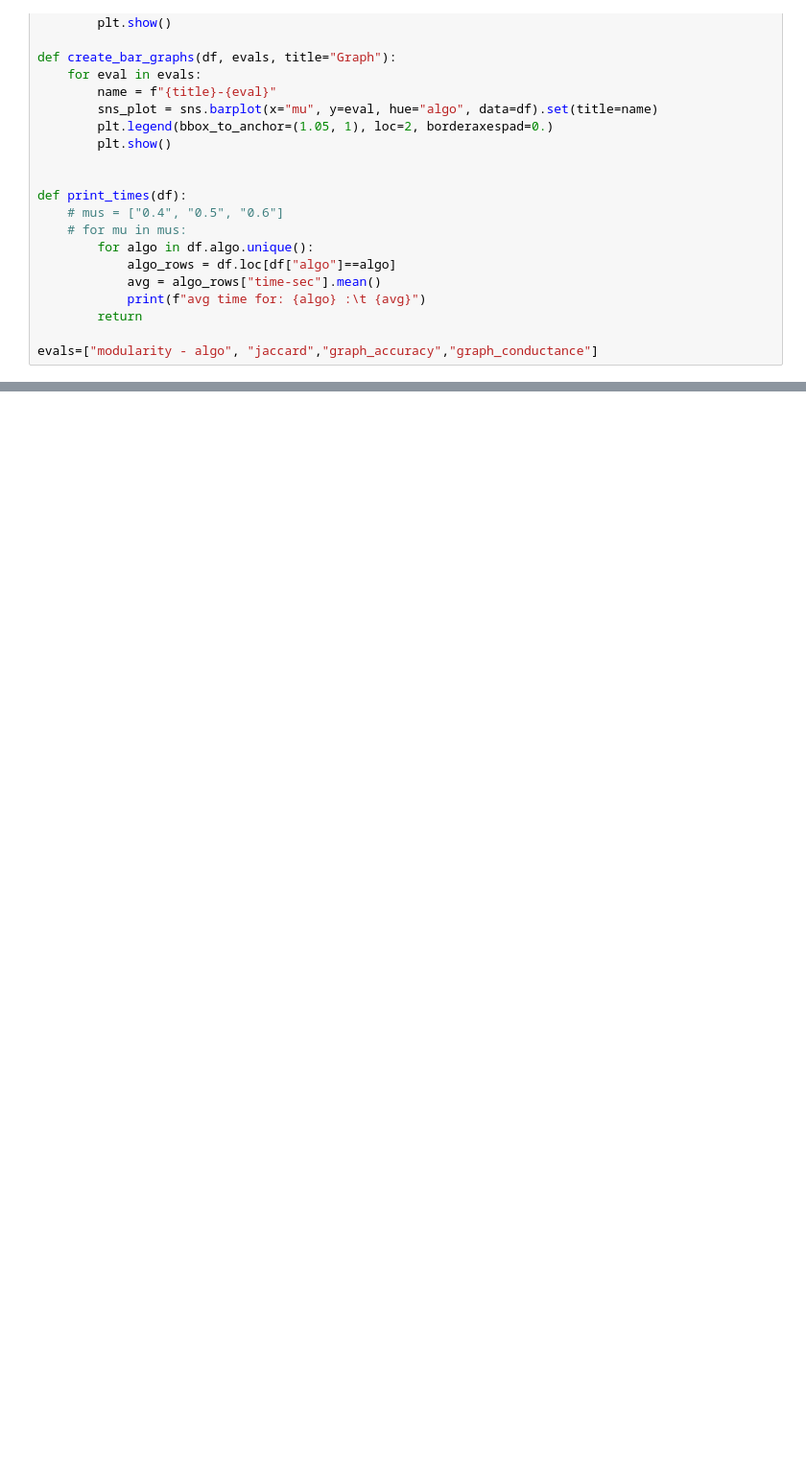
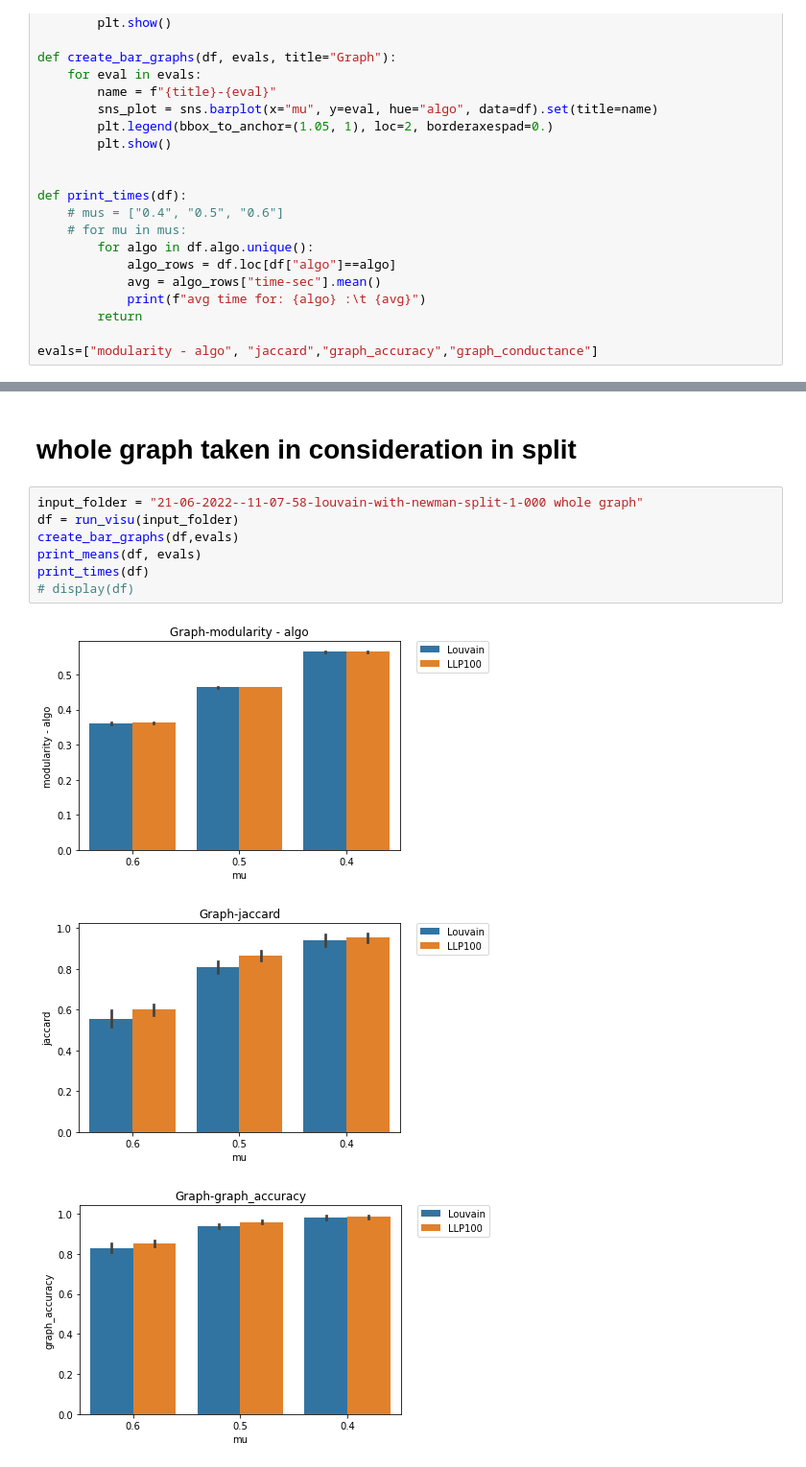
Before and after one commit to keskim1111/network-analysis, a Jupyter notebook: visualization/create_bar_plots_tests.ipynb, the cells around one changed output, grey strips where cells are left out. Shown: that part at 96% size. Saved outputs shown, nothing was run; the diff lists cells and outputs as text; blank space fills up the shorter version.

```diff
--- a/visualization/create_bar_plots_tests.ipynb
+++ b/visualization/create_bar_plots_tests.ipynb
@@ -151,0 +144,13 @@ avg time for: LLP100 :   1600.9954480699998
+# %% [markdown]
+# whole graph taken in consideration in split
+# %%
+input_folder = "21-06-2022--11-07-58-louvain-with-newman-split-1-000 whole graph"
+df = run_visu(input_folder)
+create_bar_graphs(df,evals)
+print_means(df, evals)
+print_times(df)
+# display(df)
+# %% [output]
+[figure, added]
+[figure, added]
+[figure, added]
```
Also changed, not shown: parts of 4 cells of this notebook, 4 other files.
